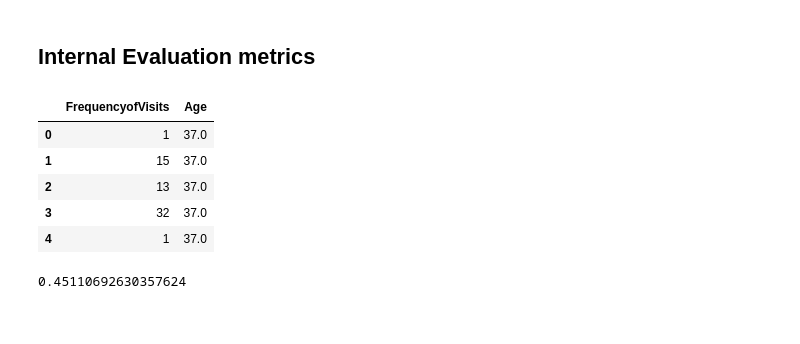
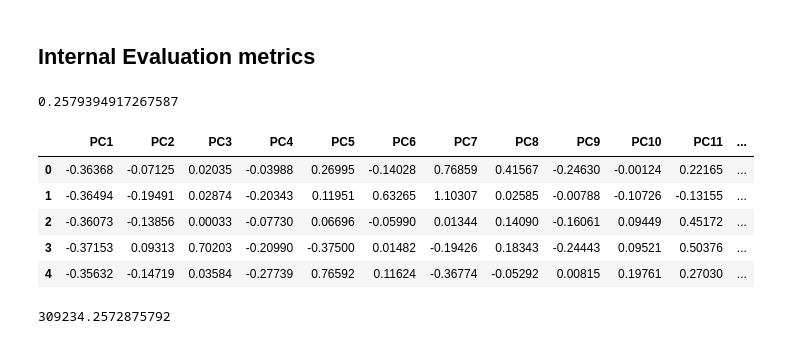
Before and after one commit to crsimmons1/JdMS, a Jupyter notebook: Kmeans.ipynb, the cells around one changed output. Drawn from its saved outputs; the diff is of its cells as text; code cells hidden in the pictures.

Commit message:
my updates to kmeans with full 17

```diff
--- a/Kmeans.ipynb
+++ b/Kmeans.ipynb
@@ -96,7 +97,7 @@ False
 # %%
 from sklearn.cluster import KMeans
 # %%
-data_processed= pca_data.dropna()
+data_processed= pca_data #.dropna()
 # %%
 estimator_kmeans = KMeans(random_state=42, n_clusters=3)
 estimator_kmeans.fit(data_processed)
@@ -105,7 +106,7 @@ KMeans(algorithm='auto', copy_x=True, init='k-means++', max_iter=300,
     n_clusters=3, n_init=10, n_jobs=None, precompute_distances='auto',
     random_state=42, tol=0.0001, verbose=0)
 # %%
-cluster_labels = estimator_kmeans.labels_
+cluster_id = estimator_kmeans.labels_
 #cluster_labels
 # %%
 #seperate the data into test and train and use train all the way and use ".predict" for the test
@@ -133,9 +134,8 @@ estimator_kmeans.labels_.shape
 (810341,)
 # %%
 #Add cluster label to both df's
-pca_data['cluster_id'] = cluster_labels
-data['cluster_id'] = cluster_labels
-processed_data['cluster_id'] = cluster_labels
+data['cluster_id'] = cluster_id
+data_processed['cluster_id'] = cluster_id
 # %%
 numerical_data = data.select_dtypes(np.number)
 categorical_data = data.select_dtypes([object, "category"])
@@ -215,0 +254,3 @@ cluster_summary
+# %%
+clusterer = KMeans(n_clusters=2)
+clusterer.fit(data_processed)
@@ -372,13 +315,18 @@ data1=data[["FrequencyofVisits","Age"]]
+# %%
+cross_val_score(clusterer, data_processed, y=None,
+                scoring=silhouette_score_cv, cv=3).mean() #a small value means it is well matched
+# %% [output]
+0.2579394917267587
 # %%
-data1.head()
+data_processed.head()
 # %% [output]
-|  | FrequencyofVisits | Age |
-| 0 | 1 | 37.0 |
-| 1 | 15 | 37.0 |
-| 2 | 13 | 37.0 |
-| 3 | 32 | 37.0 |
-| 4 | 1 | 37.0 |
+|  | PC1 | PC2 | PC3 | PC4 | PC5 | PC6 | PC7 | PC8 | PC9 | PC10 | PC11 | ... |
+| 0 | -0.36368 | -0.07125 | 0.02035 | -0.03988 | 0.26995 | -0.14028 | 0.76859 | 0.41567 | -0.24630 | -0.00124 | 0.22165 | ... |
+| 1 | -0.36494 | -0.19491 | 0.02874 | -0.20343 | 0.11951 | 0.63265 | 1.10307 | 0.02585 | -0.00788 | -0.10726 | -0.13155 | ... |
+| 2 | -0.36073 | -0.13856 | 0.00033 | -0.07730 | 0.06696 | -0.05990 | 0.01344 | 0.14090 | -0.16061 | 0.09449 | 0.45172 | ... |
+| 3 | -0.37153 | 0.09313 | 0.70203 | -0.20990 | -0.37500 | 0.01482 | -0.19426 | 0.18343 | -0.24443 | 0.09521 | 0.50376 | ... |
+| 4 | -0.35632 | -0.14719 | 0.03584 | -0.27739 | 0.76592 | 0.11624 | -0.36774 | -0.05292 | 0.00815 | 0.19761 | 0.27030 | ... |
-# %%
-silhouette_score(data1, cluster_labels)
-# %% [output]
-0.45110692630357624
+# %%
+calinski_harabaz_score(data_processed, cluster_id)
+# %% [output]
+309234.2572875792
```
Also changed, not shown: parts of 54 cells of this notebook.
